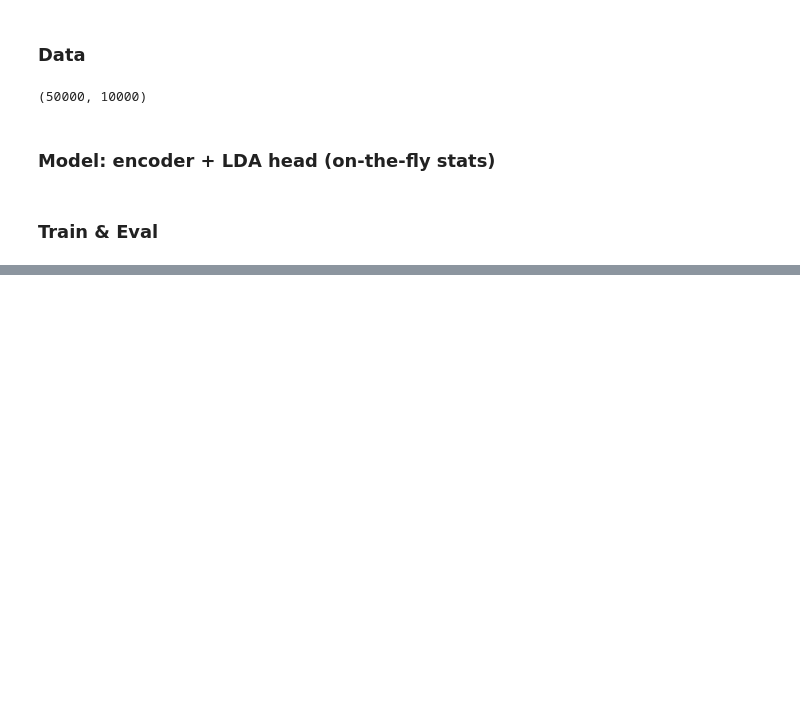
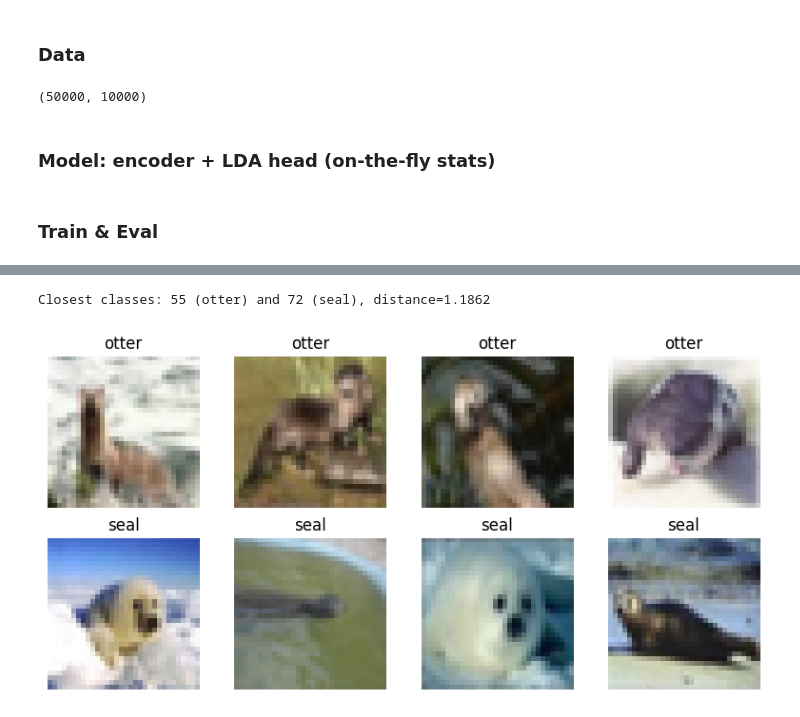
Before and after one commit to zh3nis/lda, a Jupyter notebook: CIFAR100.ipynb, the cells around one changed output, grey strips where cells are left out. Drawn from its saved outputs; the diff is of its cells as text; code cells hidden in the pictures; blank space fills up the shorter version.

```diff
--- a/CIFAR100.ipynb
+++ b/CIFAR100.ipynb
@@ -129,0 +159,34 @@ for epoch in range(1, 41):
+# %%
+# Show a few examples from the two closest classes
+import numpy as np
+
+# Find closest pair using class means from the previous cell
+with torch.no_grad():
+    dist_mat = torch.cdist(class_means, class_means)
+    dist_mat.fill_diagonal_(float('inf'))
+    row_min, row_argmin = dist_mat.min(dim=1)
+    cls_a = row_min.argmin().item()
+    cls_b = row_argmin[cls_a].item()
+
+cls_names = train_ds.classes
+print(f"Closest classes: {cls_a} ({cls_names[cls_a]}) and {cls_b} ({cls_names[cls_b]}), distance={dist_mat[cls_a, cls_b]:.4f}")
+
+# Collect a few raw images (no augmentation) for each class from the training set
+n_per_class = 4
+indices_a = [i for i, t in enumerate(train_ds.targets) if t == cls_a][:n_per_class]
+indices_b = [i for i, t in enumerate(train_ds.targets) if t == cls_b][:n_per_class]
+
+fig, axes = plt.subplots(2, n_per_class, figsize=(2 * n_per_class, 4))
+for j, idx in enumerate(indices_a):
+    axes[0, j].imshow(train_ds.data[idx])
+    axes[0, j].axis('off')
+    axes[0, j].set_title(f"{cls_names[cls_a]}")
+for j, idx in enumerate(indices_b):
+    axes[1, j].imshow(train_ds.data[idx])
+    axes[1, j].axis('off')
+    axes[1, j].set_title(f"{cls_names[cls_b]}")
+plt.tight_layout()
+plt.show()
+# %% [output]
+Closest classes: 55 (otter) and 72 (seal), distance=1.1862
+[figure, added]
```
Also changed, not shown: parts of 10 cells of this notebook, 3 other files.
